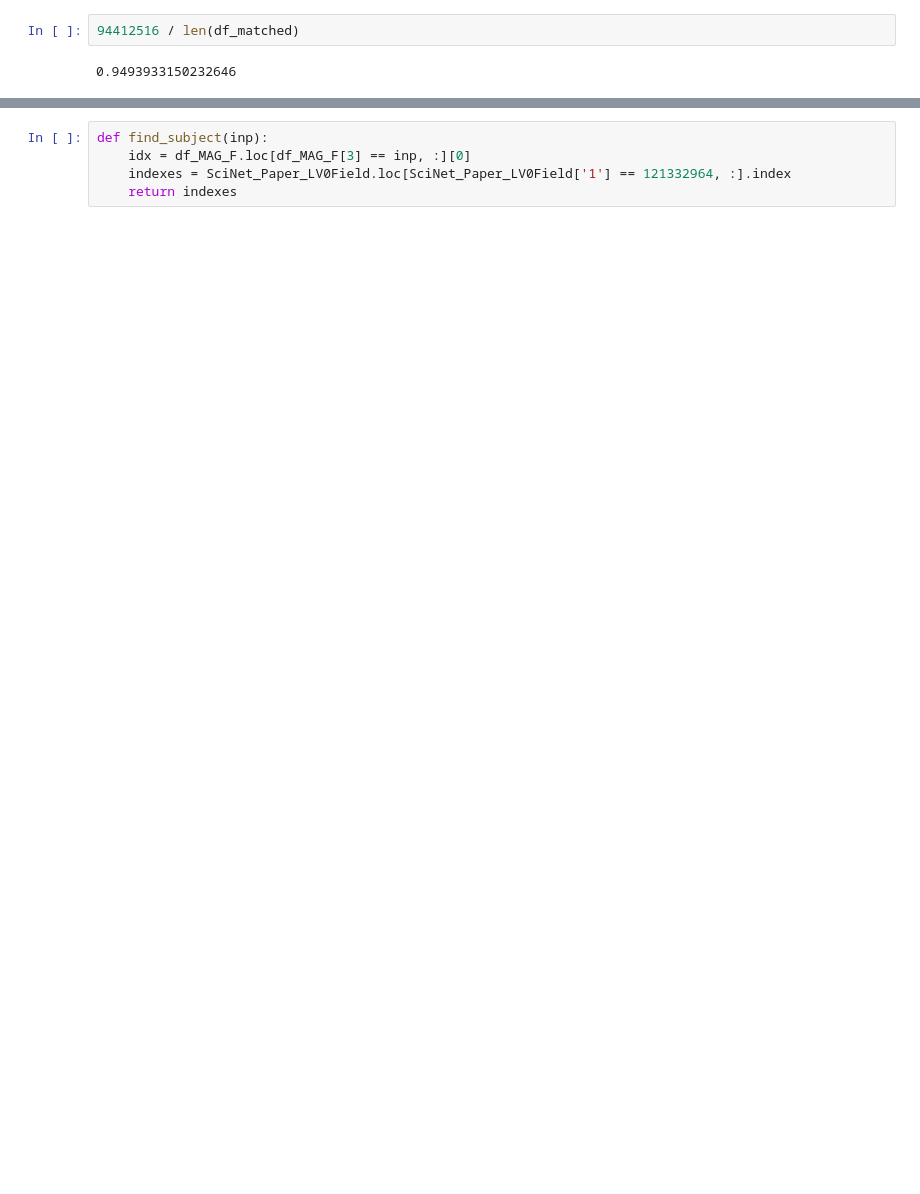
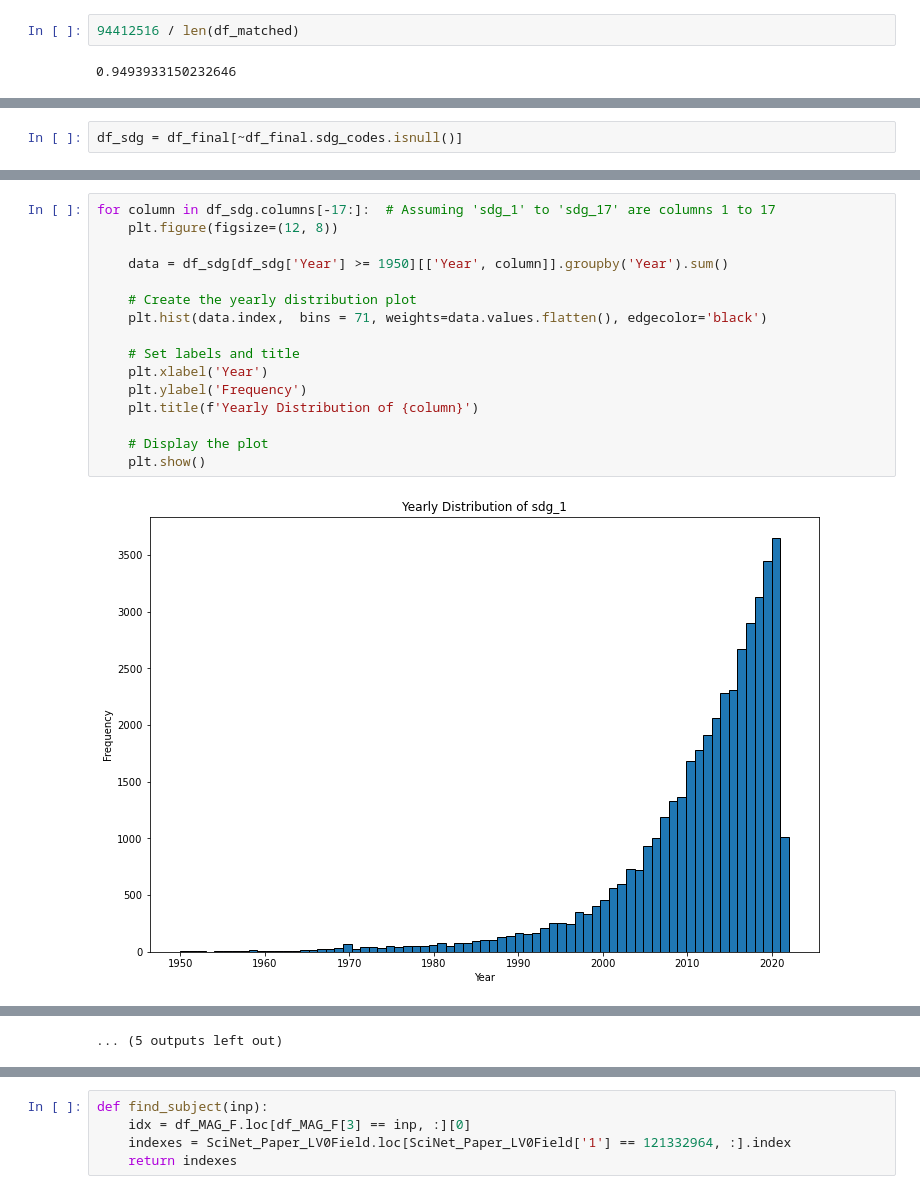
Before and after one commit to JiHaeChoi/SDG, a Jupyter notebook: Analysis.ipynb, the cells around one changed output, grey strips where cells are left out. Cells and saved outputs as stored; diff of their text form; blank space fills up the shorter version.

```diff
--- a/Analysis.ipynb
+++ b/Analysis.ipynb
@@ -93,0 +155,2 @@ df_matched.head()
+# %%
+df_sdg = df_final[~df_final.sdg_codes.isnull()]
@@ -93,0 +173,18 @@ df_matched.head()
+# %%
+for column in df_sdg.columns[-17:]:  # Assuming 'sdg_1' to 'sdg_17' are columns 1 to 17
+    plt.figure(figsize=(12, 8))
+
+    data = df_sdg[df_sdg['Year'] >= 1950][['Year', column]].groupby('Year').sum()
+
+    # Create the yearly distribution plot
+    plt.hist(data.index,  bins = 71, weights=data.values.flatten(), edgecolor='black')
+
+    # Set labels and title
+    plt.xlabel('Year')
+    plt.ylabel('Frequency')
+    plt.title(f'Yearly Distribution of {column}')
+
+    # Display the plot
+    plt.show()
+# %% [output]
+[figure, added]
@@ -93,0 +202 @@ df_matched.head()
+... (5 outputs left out)
```
Also changed, not shown: parts of 50 cells of this notebook, 1 other file.
